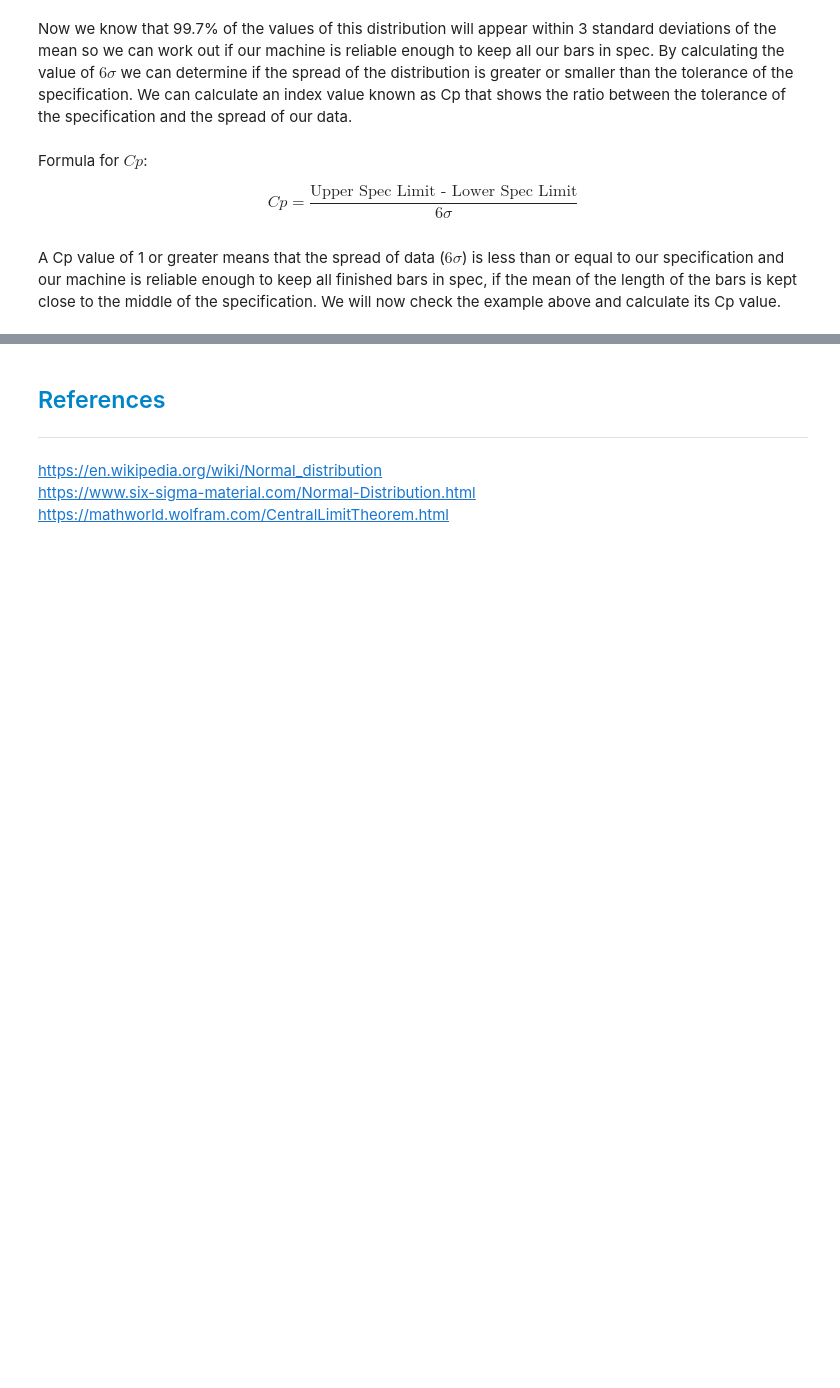
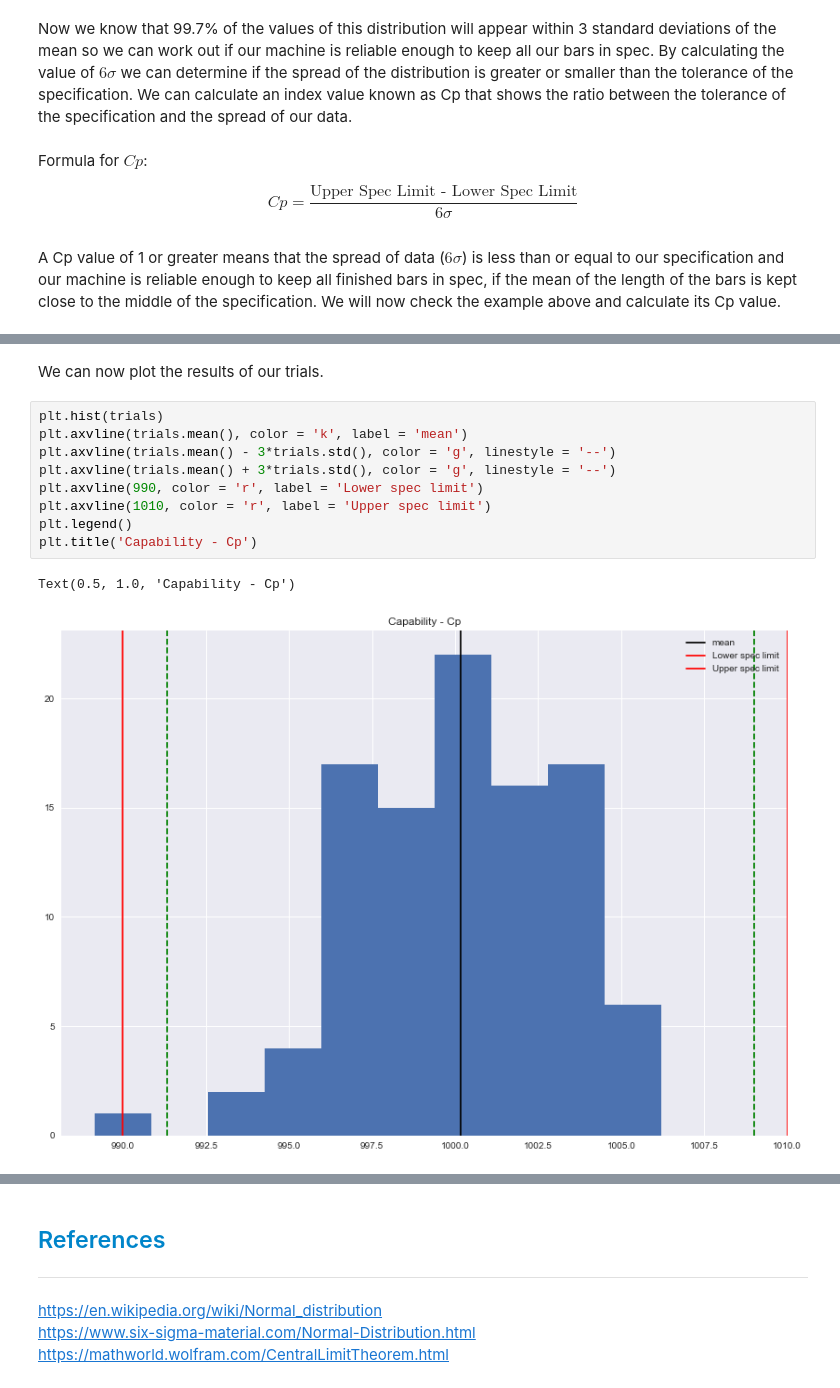
Before and after one commit to dreapadoir/FundDA, a Jupyter notebook: Normal Distribution.ipynb, the cells around one changed output, grey strips where cells are left out. Cells and saved outputs as stored; diff of their text form; blank space fills up the shorter version.

Commit message:
added text cells to PDF and second plot to Capability

```diff
--- a/Normal Distribution.ipynb
+++ b/Normal Distribution.ipynb
@@ -219,0 +222,14 @@ Cp = 1.11
+# %% [markdown]
+We can now plot the results of our trials.
+# %%
+plt.hist(trials)
+plt.axvline(trials.mean(), color = 'k', label = 'mean')
+plt.axvline(trials.mean() - 3*trials.std(), color = 'g', linestyle = '--')
+plt.axvline(trials.mean() + 3*trials.std(), color = 'g', linestyle = '--')
+plt.axvline(990, color = 'r', label = 'Lower spec limit')
+plt.axvline(1010, color = 'r', label = 'Upper spec limit')
+plt.legend()
+plt.title('Capability - Cp')
+# %% [output]
+Text(0.5, 1.0, 'Capability - Cp')
+[figure, added]
```
Also changed, not shown: parts of 11 cells of this notebook.
